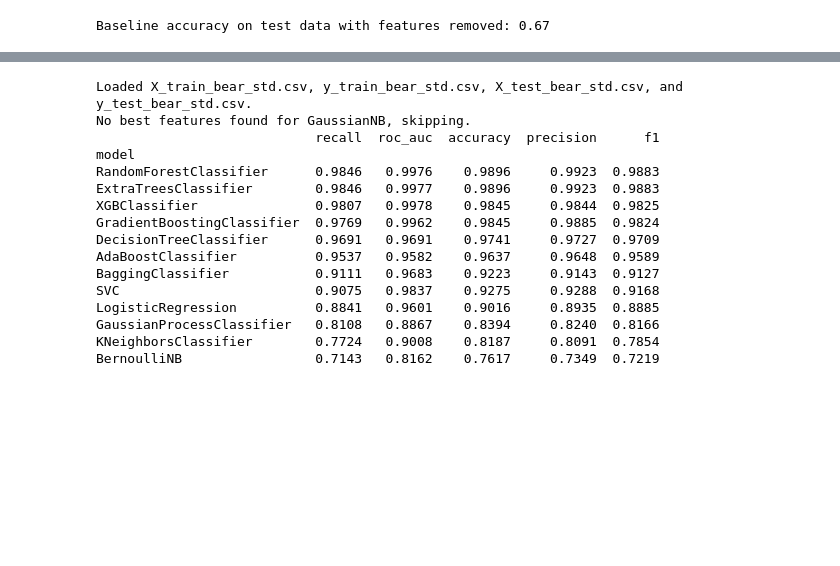
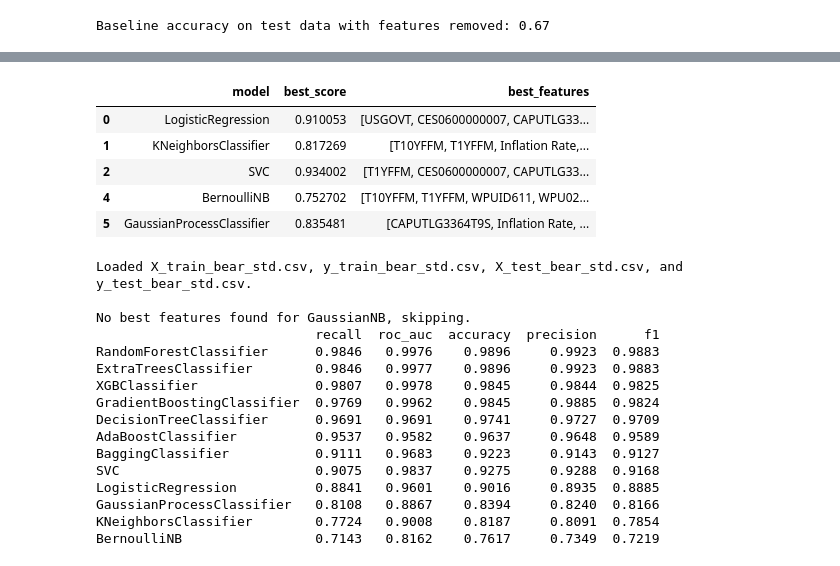
Before and after one commit to jonkerr/bug-free-palm-tree, a Jupyter notebook: permutation_importance.ipynb, the cells around one changed output, grey strips where cells are left out. Saved outputs shown, nothing was run; the diff lists cells and outputs as text; code cells hidden in the pictures; blank space fills up the shorter version.

```diff
--- a/permutation_importance.ipynb
+++ b/permutation_importance.ipynb
@@ -433,26 +388,30 @@ Optimization and evaluation completed.
+# %%
+results_df.head()
+# %% [output]
+|  | model | best_score | best_features |
+| 0 | LogisticRegression | 0.910053 | [USGOVT, CES0600000007, CAPUTLG33... |
+| 1 | KNeighborsClassifier | 0.817269 | [T10YFFM, T1YFFM, Inflation Rate,... |
+| 2 | SVC | 0.934002 | [T1YFFM, CES0600000007, CAPUTLG33... |
+| 4 | BernoulliNB | 0.752702 | [T10YFFM, T1YFFM, WPUID611, WPU02... |
+| 5 | GaussianProcessClassifier | 0.835481 | [CAPUTLG3364T9S, Inflation Rate, ... |
 # %%
-def load_and_parse_results(filename='feature_selection/permutation_importance_bear_std_no_USREC.csv'):
+def load_and_parse_results(filename='feature_selection/permutation_importance_bear_std.csv'):
     results_df = pd.read_csv(filename, sep='\t')
     # drop na
     results_df = results_df.dropna()
-    # Parse the 'Best_Features' column from string representation of a list to an actual list
+    # Parse the 'best_features' column from string representation of a list to an actual list
     results_df['best_features'] = results_df['best_features'].apply(ast.literal_eval)
     return results_df
 
-from sklearn.base import clone
-from sklearn.metrics import accuracy_score, precision_score, recall_score, f1_score, roc_auc_score
-import pandas as pd
-
-# Assuming model_needs_scaling and scale_data are defined as per your setup
-
 def train_and_evaluate(model, X_train, y_train, X_test, y_test):
     """
-    Train and evaluate a model (helper function).
+    Helper function to train and evaluate a model on the test set.
+    Returns a dictionary of evaluation metrics.
     """
     model = clone(model)
     model.fit(X_train, y_train)
     Y_pred = model.predict(X_test)
-    Y_pred_proba = model.predict_proba(X_test)[:, 1] if hasattr(model, "predict_proba") else [0]*len(Y_pred)
+    Y_pred_proba = model.predict_proba(X_test)[:, 1]
 
     metrics = {
         "recall": recall_score(y_test, Y_pred, average='macro'),
@@ -462,12 +421,14 @@ def train_and_evaluate(model, X_train, y_train, X_test, y_test):
         "f1": f1_score(y_test, Y_pred, average='macro'),
     }
 
-    # Round the metrics for better readability
     results = {metric_name: round(metric_func, 4) for metric_name, metric_func in metrics.items()}
     return results
 
-
-def get_metrics(models, X_train, X_test, y_train, y_test, results_df):
+def get_evaluation(models, X_train, X_test, y_train, y_test, results_df):
+    """
+    Evaluate the models using the best features found from the feature selection process.
+    Returns a DataFrame with the evaluation results.
+    """
     evaluation_results = []
 
     for model in models:
@@ -481,7 +442,7 @@ def get_metrics(models, X_train, X_test, y_train, y_test, results_df):
             X_train_best = X_train[best_features].copy()
             X_test_best = X_test[best_features].copy()
 
-            # check if model needs scaling
+            # Check if model needs scaling
             if model_name in model_needs_scaling:
                 X_train_best, X_test_best = scale_data(X_train_best, X_test_best)
 
@@ -501,6 +462,7 @@ def get_metrics(models, X_train, X_test, y_train, y_test, results_df):
 
     # set the model name as the index
     evaluation_df = evaluation_df.set_index('model')
+    evaluation_df.index.name = None
 
     # sort by recall
     evaluation_df = evaluation_df.sort_values(by='recall', ascending=False)
@@ -508,16 +470,16 @@ def get_metrics(models, X_train, X_test, y_train, y_test, results_df):
 
 X_train, y_train, X_test, y_test = load_data()
 results_df = load_and_parse_results()
-eval_df = get_metrics(baseline_models, X_train, X_test, y_train, y_test, results_df)
+eval_df = get_evaluation(baseline_models, X_train, X_test, y_train, y_test, results_df)
 print(eval_df)
 
 # export to csv
-eval_df.to_csv("feature_selection_evaluation.csv")
+eval_df.to_csv("feature_selection/feature_selection_evaluation.csv")
 # %% [output]
 Loaded X_train_bear_std.csv, y_train_bear_std.csv, X_test_bear_std.csv, and y_test_bear_std.csv.
+
 No best features found for GaussianNB, skipping.
                             recall  roc_auc  accuracy  precision      f1
-model
 RandomForestClassifier      0.9846   0.9976    0.9896     0.9923  0.9883
 ExtraTreesClassifier        0.9846   0.9977    0.9896     0.9923  0.9883
 XGBClassifier               0.9807   0.9978    0.9845     0.9844  0.9825
```
Also changed, not shown: parts of 11 cells of this notebook.
